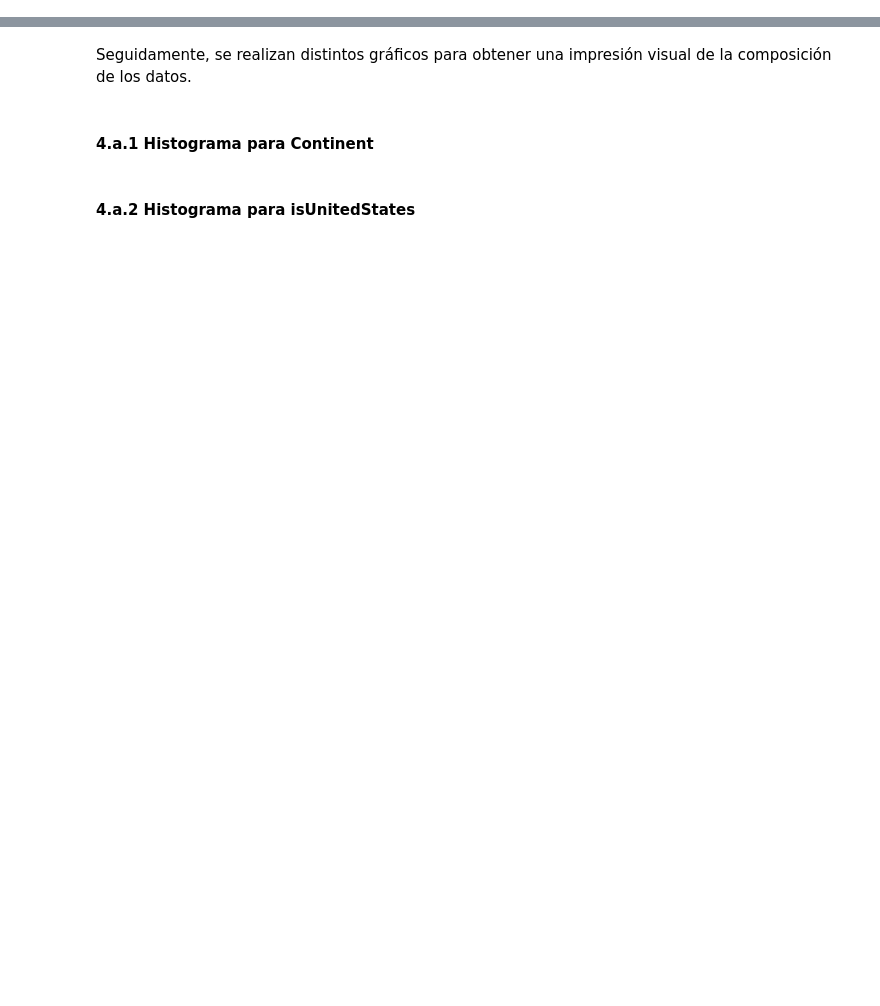
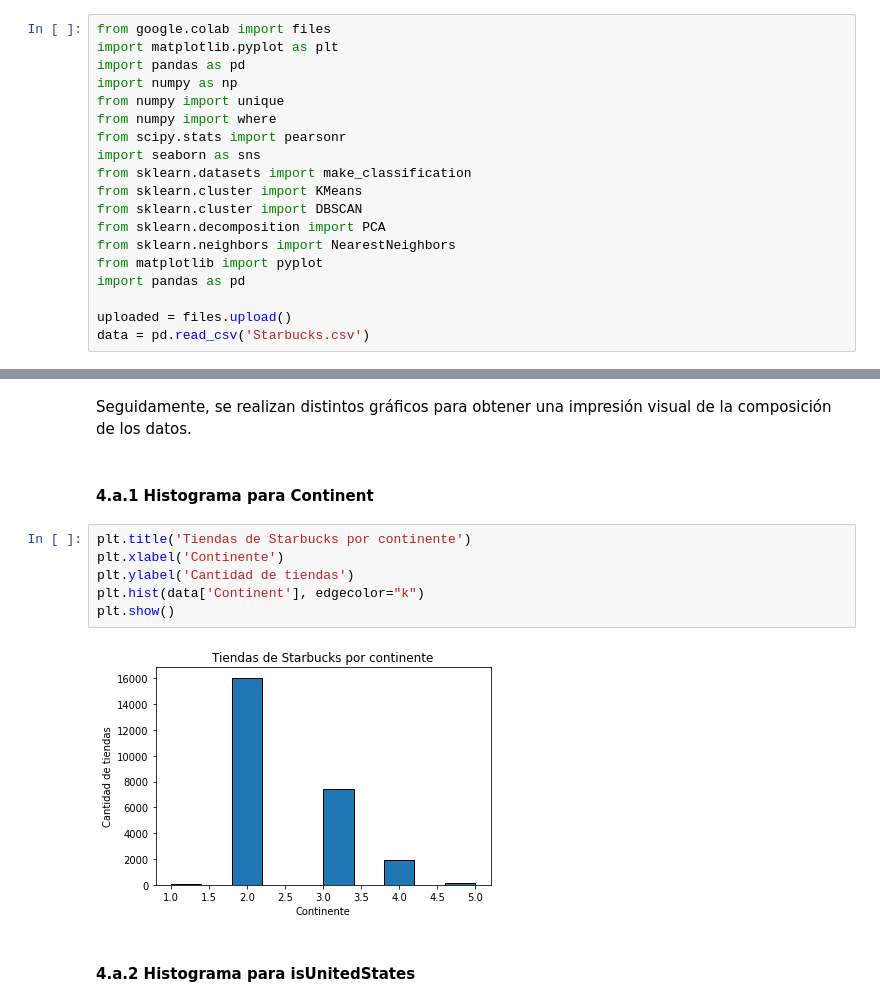
Before and after one commit to esteban062000/Big-Data-II-2021, a Jupyter notebook: tareas/tarea_3/notebook_tarea_3.ipynb, the cells around one changed output, grey strips where cells are left out. Drawn from its saved outputs; the diff is of its cells as text; blank space fills up the shorter version.

```diff
--- a/tareas/tarea_3/notebook_tarea_3.ipynb
+++ b/tareas/tarea_3/notebook_tarea_3.ipynb
@@ -65,3 +65,22 @@ Esta transformación se llevó a cabo con el siguiente código GREL:
 Ambas transformaciones se llevaron a cabo para ser utilizadas en la siguiente sección, Análisis Exploratorio de Datos, donde se lleva a cabo un estudio según las clases (es decir, ubicación) a la que pertenecen las tiendas.
 # %% [markdown]
 ## 4. Análisis Exploratorio de Datos
+# %%
+from google.colab import files
+import matplotlib.pyplot as plt
+import pandas as pd
+import numpy as np
+from numpy import unique
+from numpy import where
+from scipy.stats import pearsonr
+import seaborn as sns
+from sklearn.datasets import make_classification
+from sklearn.cluster import KMeans
+from sklearn.cluster import DBSCAN
+from sklearn.decomposition import PCA
+from sklearn.neighbors import NearestNeighbors
+from matplotlib import pyplot
+import pandas as pd
+
+uploaded = files.upload()
+data = pd.read_csv('Starbucks.csv')
@@ -79,5 +118,13 @@ data.describe()
 Seguidamente, se realizan distintos gráficos para obtener una impresión visual de la composición de los datos.
 # %% [markdown]
 #### 4.a.1 Histograma para Continent
+# %%
+plt.title('Tiendas de Starbucks por continente')
+plt.xlabel('Continente')
+plt.ylabel('Cantidad de tiendas')
+plt.hist(data['Continent'], edgecolor="k")
+plt.show()
+# %% [output]
+[figure, added]
 # %% [markdown]
 #### 4.a.2 Histograma para isUnitedStates
```
Also changed, not shown: parts of 15 cells of this notebook.
